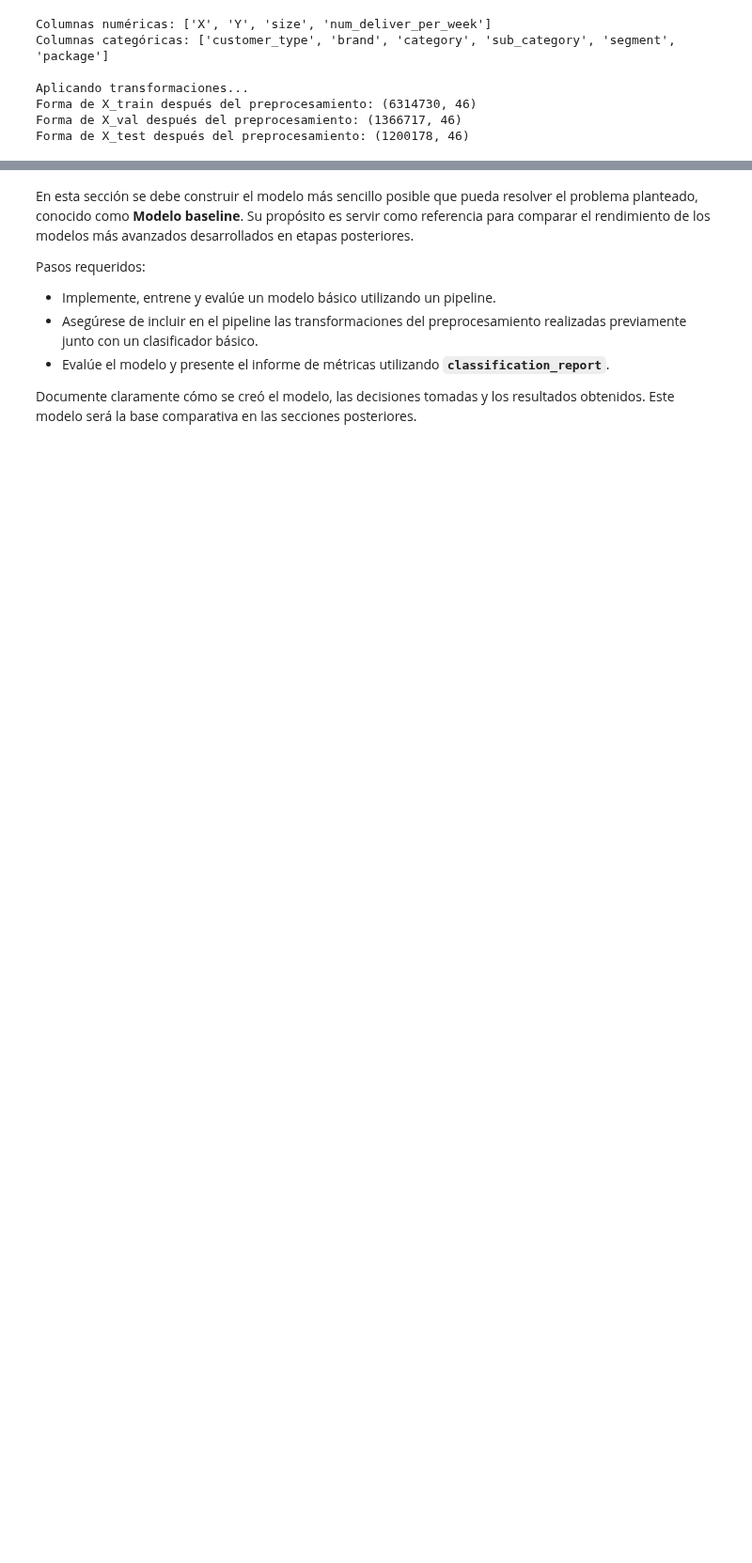
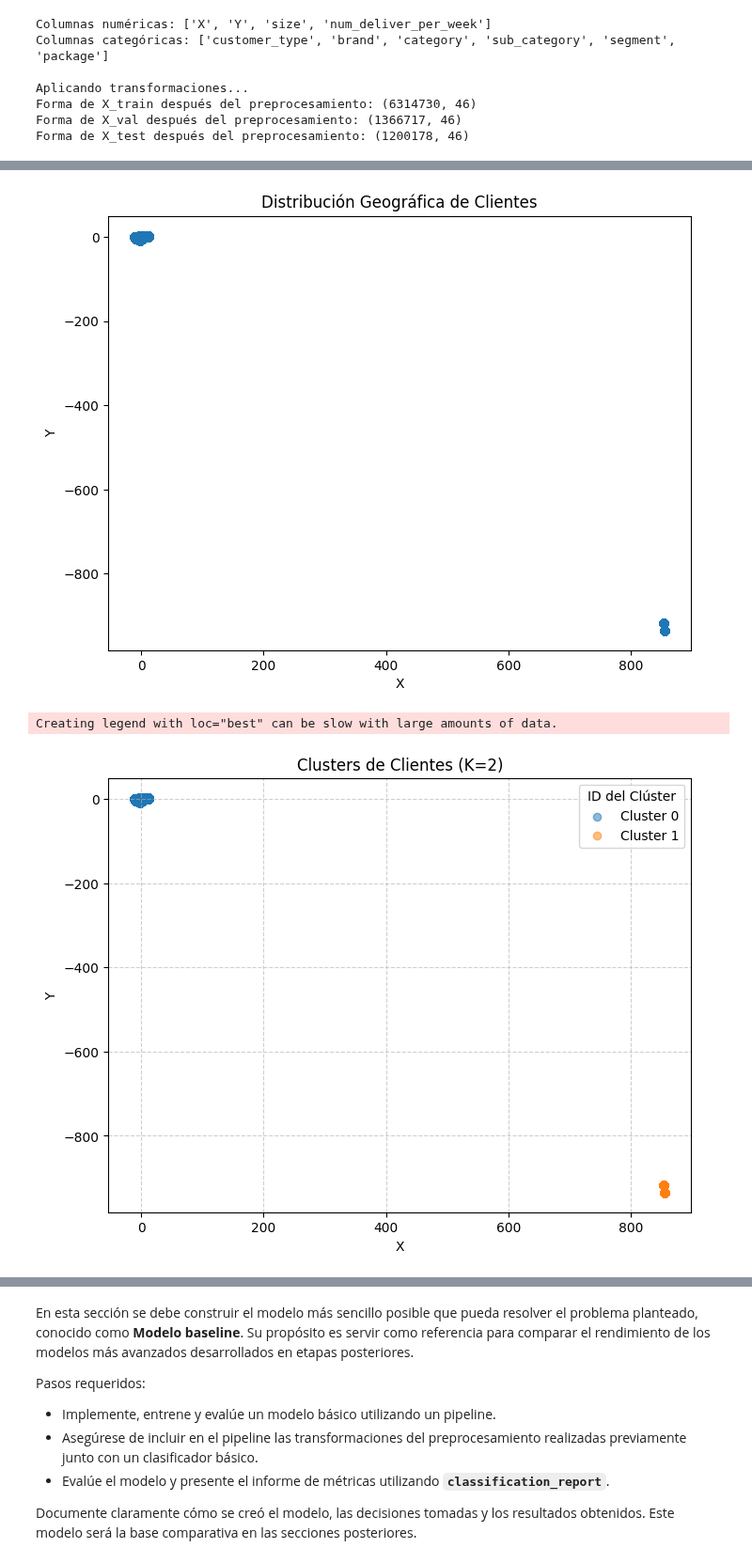
Before and after one commit to fco-marquez/MDS7202_Free_Riders, a Jupyter notebook: entrega1/enunciado_entrega1.ipynb, the cells around one changed output, grey strips where cells are left out. Shown at 94% size. Cells and saved outputs as stored; diff of their text form; code cells hidden in the pictures; blank space fills up the shorter version.

```diff
--- a/entrega1/enunciado_entrega1.ipynb
+++ b/entrega1/enunciado_entrega1.ipynb
@@ -936,9 +926,11 @@ Cada una de estas transformaciones debe ser justificada en función de su releva
 # %%
-from sklearn.preprocessing import StandardScaler, OneHotEncoder
+from sklearn.preprocessing import RobustScaler, OneHotEncoder
 from sklearn.compose import ColumnTransformer
 from sklearn.pipeline import Pipeline
 from sklearn.impute import SimpleImputer
+from sklearn import set_config
 
+set_config(transform_output="pandas")
 X_train, y_train = train_data.drop(columns=["bought"]), train_data["bought"]
 X_val, y_val = val_data.drop(columns=["bought"]), val_data["bought"]
 X_test, y_test = test_data.drop(columns=["bought"]), test_data["bought"]
@@ -957,7 +949,7 @@ print("Columnas categóricas:", categorical_features)
 # Pipeline para features numéricas
 numerical_pipeline = Pipeline([
     ('imputer', SimpleImputer(strategy='median')),  # Imputar valores faltantes con mediana
-    ('scaler', StandardScaler())  # Estandarizar valores
+    ('scaler', RobustScaler())  # Estandarizar valores
 ])
 
 # Pipeline para features categóricas
@@ -986,6 +978,8 @@ X_train_processed = feature_engineering_pipeline.fit_transform(X_train)
 X_val_processed = feature_engineering_pipeline.transform(X_val)
 X_test_processed = feature_engineering_pipeline.transform(X_test)
 
+
+
 print(f"Forma de X_train después del preprocesamiento: {X_train_processed.shape}")
 print(f"Forma de X_val después del preprocesamiento: {X_val_processed.shape}")
 print(f"Forma de X_test después del preprocesamiento: {X_test_processed.shape}")
@@ -1063,0 +994,60 @@ X_test: (1200178, 46)
+# %%
+# Optimización de tipos
+X_train_processed = optimize_numeric_types(X_train_processed)
+X_val_processed = optimize_numeric_types(X_val_processed)
+X_test_processed = optimize_numeric_types(X_test_processed)
+
+X_train_processed.rename(columns=lambda x: x.replace("remainder__", ""), inplace=True)
+X_val_processed.rename(columns=lambda x: x.replace("remainder__", ""), inplace=True)
+X_test_processed.rename(columns=lambda x: x.replace("remainder__", ""), inplace=True)
+# %%
+# Clusterización de datos georáficos
+from sklearn.cluster import KMeans
+
+#Vizualización de datos geográficos
+plt.figure(figsize=(8, 6))
+plt.scatter(X_train_processed['num__X'], X_train_processed['num__Y'], alpha=0.5)
+plt.title('Distribución Geográfica de Clientes')
+plt.xlabel('X')
+plt.ylabel('Y')
+plt.show()
+
+kmeans = KMeans(n_clusters=2, random_state=1892)
+geo_data = X_train_processed[['num__X', 'num__Y']]
+kmeans.fit(geo_data)
+X_train_processed['cluster'] = kmeans.labels_
+X_val_processed['cluster'] = kmeans.predict(X_val_processed[['num__X', 'num__Y']])
+X_test_processed['cluster'] = kmeans.predict(X_test_processed[['num__X', 'num__Y']])
+
+#Visualización de clusters
+plt.figure(figsize=(8, 6))
+
+cluster_ids = X_train_processed['cluster'].unique()
+
+for cluster_id in cluster_ids:
+    # Filtrar los datos para el clúster actual
+    subset = X_train_processed[X_train_processed['cluster'] == cluster_id]
+
+    # Graficar el subconjunto. Matplotlib asigna automáticamente un color a cada llamada a scatter
+    plt.scatter(
+        subset['num__X'],
+        subset['num__Y'],
+        alpha=0.5,
+        label=f'Cluster {cluster_id}' # Etiqueta para la leyenda
+    )
+
+# Configurar la gráfica
+plt.title('Clusters de Clientes (K=2)')
+plt.xlabel('X')
+plt.ylabel('Y')
+plt.legend(title='ID del Clúster') # Mostrar la leyenda
+plt.grid(True, linestyle='--', alpha=0.6)
+plt.show()
+
+X_train_ = X_train_processed.drop(columns=['num__X', 'num__Y'])
+X_val_ = X_val_processed.drop(columns=['num__X', 'num__Y'])
+X_test_ = X_test_processed.drop(columns=['num__X', 'num__Y'])
+# %% [output]
+[figure, added]
+Creating legend with loc="best" can be slow with large amounts of data.
+[figure, added]
```
Also changed, not shown: parts of 21 cells of this notebook, 3 other files.
